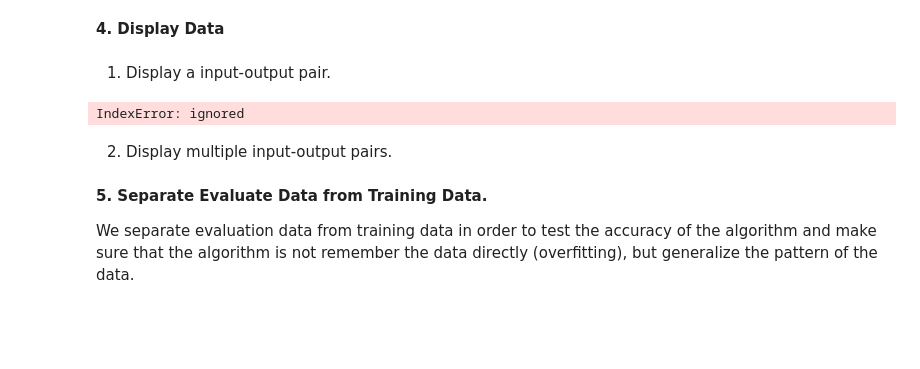
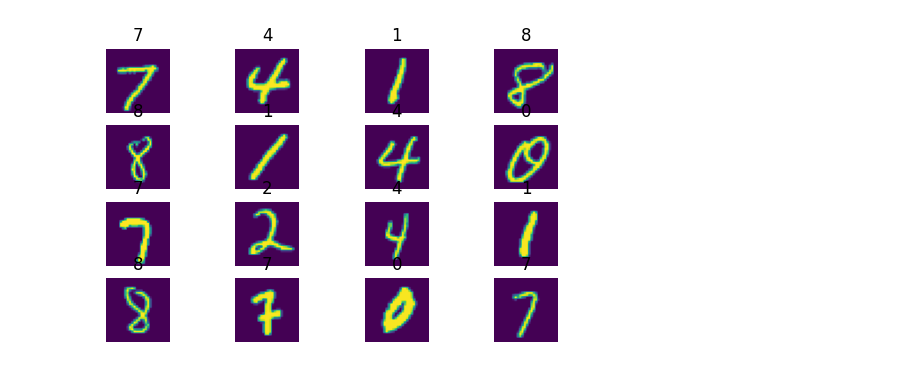
Before and after one commit to NihilisticMotif/Data-Science-Documentation, a Jupyter notebook: Data-Science-Documentation/ML_Algorithm/NeuralNetwork.ipynb, the cells around one changed output. Saved outputs shown, nothing was run; the diff lists cells and outputs as text; code cells hidden in the pictures; blank space fills up the shorter version.

```diff
--- a/Data-Science-Documentation/ML_Algorithm/NeuralNetwork.ipynb
+++ b/Data-Science-Documentation/ML_Algorithm/NeuralNetwork.ipynb
@@ -210,28 +710,0 @@ X /= 255.0
-# %% [markdown]
-**4. Display Data**
-# %% [markdown]
-1. Display a input-output pair.
-# %%
-import matplotlib.pyplot as plt
-
-'''
-There are 70000 input and expected output pair in training data set.
-Therefore index < 70000.
-'''
-index=70000
-
-# 1. Convert input no.index from vector into square matrix.
-X_i=X[index].reshape(28,-1)
-
-# 2. Selected the expected output of the given input.
-Y_i=Y[index]
-
-# 3. Plot input matrix in Cartesian plane.
-plt.imshow(X_i)
-plt.axis("off")
-plt.title(Y_i)
-plt.show()
-# %% [output]
-IndexError: ignored
-# %% [markdown]
-2. Display multiple input-output pairs.
@@ -238,56 +746,29 @@ IndexError: ignored
 # %%
 import matplotlib.pyplot as plt
 import math
-def plot_example(X, y,first,last,row):
+
+def plot_examples(X, y,first,last,row):
 
     # Convert each X elements from 784 vector into 28x28 matrix.
     Xsq=X[first:last].reshape(-1, 28, 28)
     Ysq=y[first:last]
 
     InputOutputPair=zip(Xsq, y[first:last])
-    #print(type(InputOutputPair))
-    ## <class 'zip'>
-    #print(InputOutputPair)
-    ## <zip object at 0x7fcf7be7fd00>
-    #print(list(InputOutputPair))
-    ## [
-    ##    (X[0],Y[0]),
-    ##    (X[1],Y[1]),
-    ##    ...,
-    ##    (X[n],Y[n])
-    ## ]
 
-    CountPair=enumerate(InputOutputPair)
-    #print(type(CountPair))
-    ## <class 'enumerate'>
-    #print(CountPair)
-    ## <enumerate object at 0x7fcfba790100>
-    #print(list(CountPair))
-    ## [
-    ##    (0,(X[0],Y[0])),
-    ##    (1,(X[1],Y[1])),
-    ##    (..., ...,)
-    ##    (n,(X[n],Y[n]))
-    ## ]
-
-    for i, (Xsq_i, y_i) in CountPair:
-        plt.subplot(row,last/row,1 + i)
-        plt.imshow(Xsq_i)
-        plt.axis("off")
-        plt.title(y_i)
-
-    '''
     # This code is same as previous code
     for i in range(len(Xsq)):
-        plt.subplot(row,last/row,1 + i)
+        plt.subplot(row,int(last/row),1 + i)
         plt.imshow(Xsq[i])
         plt.axis("off")
         plt.title(Ysq[i])
-    '''
 
+def plot_example(X,y,index):
+  plt.imshow(X[index].reshape(28, 28))
+  plt.title(y[index])
 
-plot_example(X,Y,first=4,last=20,row=5)
+#plot_examples(Trai_X,Trai_Y,first=4,last=20,row=5)
+plot_examples(Test_X,Test_Y,first=4,last=20,row=5)
+#plot_example(Trai_X,Trai_Y,0)
+#plot_example(Test_X,Test_Y,0)
+# %% [output]
+[figure, added]
-# %% [markdown]
-**5. Separate Evaluate Data from Training Data.**
-
-We separate evaluation data from training data in order to test the accuracy of the algorithm and make sure that the algorithm is not remember the data directly (overfitting), but generalize the pattern of the data.
```
Also changed, not shown: parts of 87 cells of this notebook.
